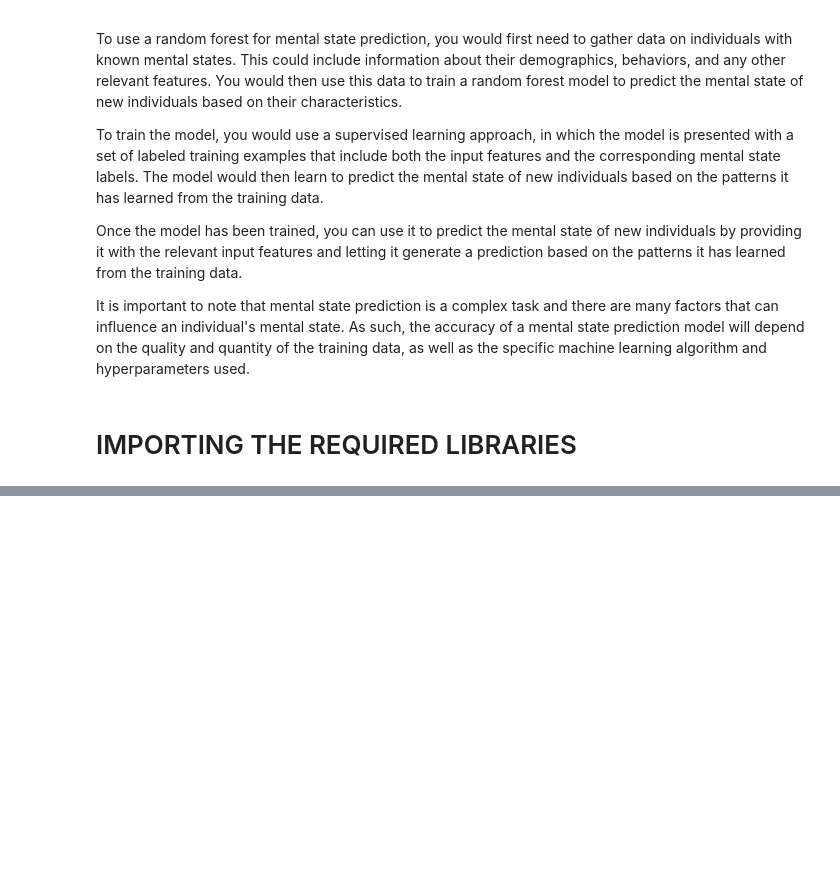
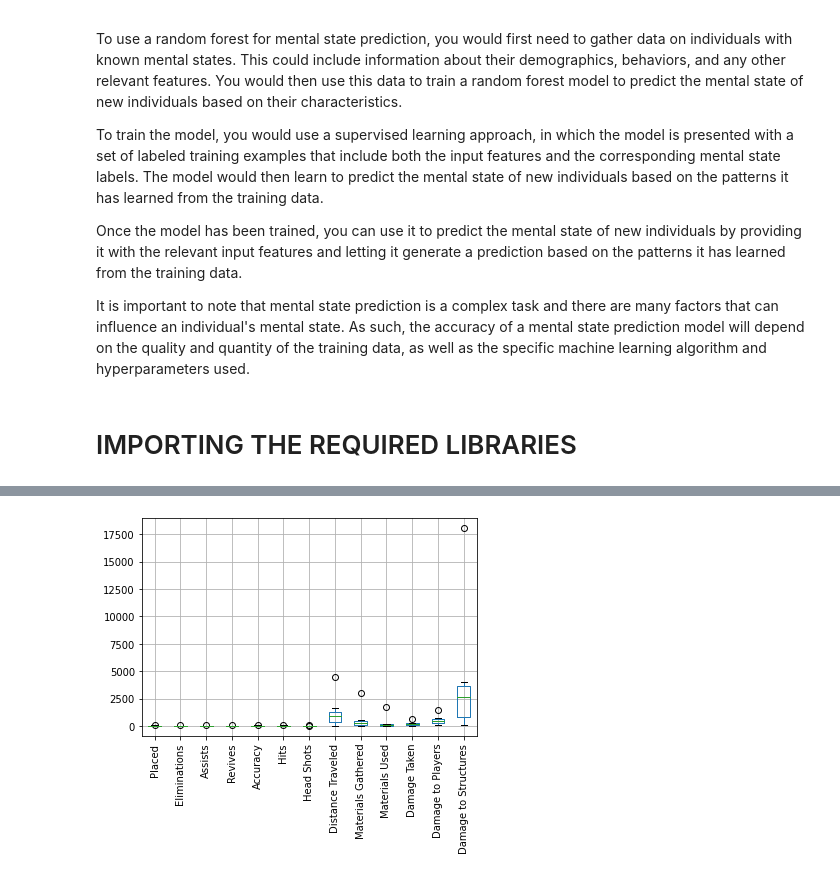
Before and after one commit to theheemalichaudhari/Data-Analytics, a Jupyter notebook: mental-state-prediction.ipynb, the cells around one changed output, grey strips where cells are left out. Drawn from its saved outputs; the diff is of its cells as text; code cells hidden in the pictures; blank space fills up the shorter version.

Commit message:
Kaggle Notebook | Mental State Prediction | Version 3

```diff
--- a/mental-state-prediction.ipynb
+++ b/mental-state-prediction.ipynb
@@ -14,0 +27,2 @@ It is important to note that mental state prediction is a complex task and there
+# %%
+df=pd.read_csv("../input/fortnite-statistics-corresponding-to-mental-state/FortniteStatistics.csv",engine="python");df.head()
@@ -14,0 +86,4 @@ It is important to note that mental state prediction is a complex task and there
+# %%
+df.Accuray=df.Accuracy.replace(regex=True, inplace=True, to_replace=r'[^0-9.\-]', value=r'')
+df.Accuracy=df.Accuracy.astype("float")
+df.dtypes
@@ -14,0 +108,6 @@ It is important to note that mental state prediction is a complex task and there
+# %%
+df.describe().boxplot()
+plt.xticks(rotation=90)
+plt.show()
+# %% [output]
+[figure, added]
```
Also changed, not shown: parts of 36 cells of this notebook.
